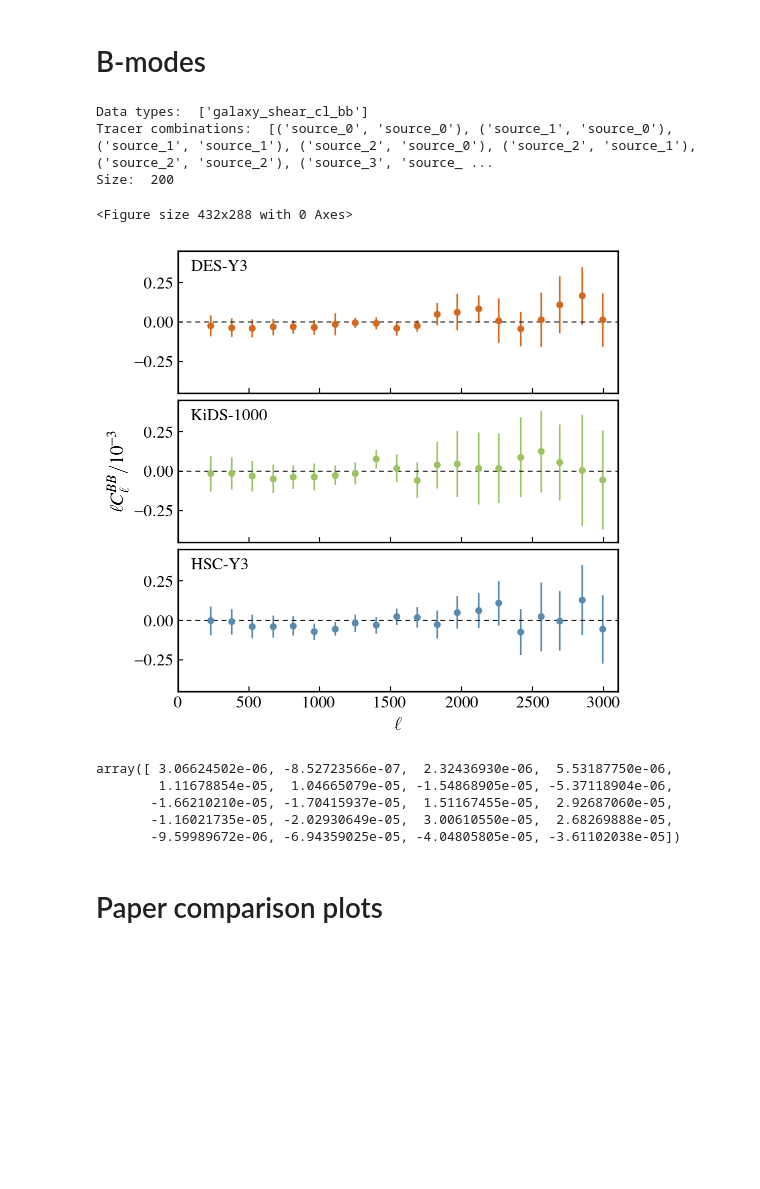
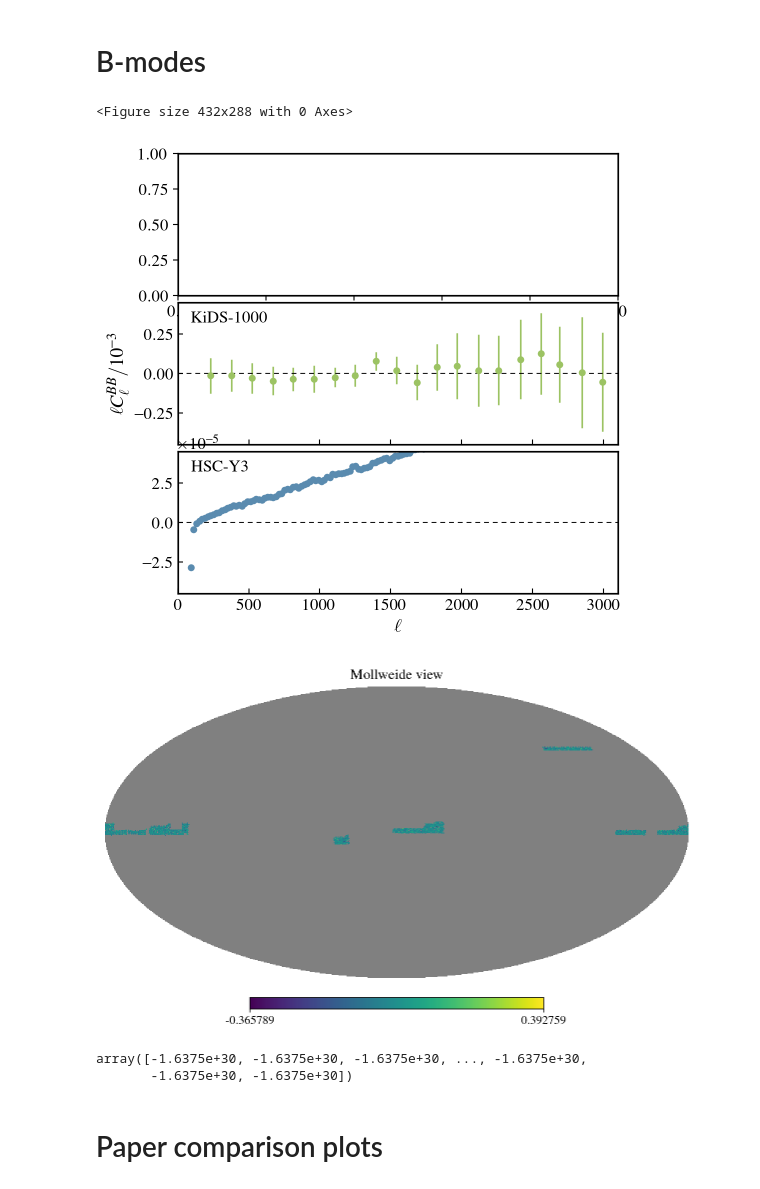
Before and after one commit to LSSTDESC/nulltests_txpipe, a Jupyter notebook: paper_plots.ipynb, the cells around one changed output. Drawn from its saved outputs; the diff is of its cells as text; code cells hidden in the pictures; blank space fills up the shorter version.

```diff
--- a/paper_plots.ipynb
+++ b/paper_plots.ipynb
@@ -34,0 +127,25 @@ hsccol  = '#5A8BAF'    # lightpurple
+# %%
+# HSC-Y3
+import matplotlib.colors as mcolors
+fig=plt.figure(figsize=(10,6))
+#hp.mollview(desy3,badcolor='None',hold=True,cmap=cmapblue,fig=fig,)
+
+plt.rcParams['axes.facecolor']='None'
+plt.rcParams['savefig.facecolor']='None'
+
+
+cvals  = [0,1]
+colors = ["w",descol]
+norm=plt.Normalize(min(cvals),max(cvals))
+tuples = list(zip(map(norm,cvals), colors))
+cmaphsc = matplotlib.colors.LinearSegmentedColormap.from_list("", tuples)
+cmaphsc.set_under('k', alpha=0)
+cmaphsc.set_bad('k', alpha=0)
+
+#aa=np.ones_like(desy1)*hp.UNSEEN
+hp.mollview(des,badcolor='None',hold=True,cmap=cmaphsc,fig=fig,alpha=des,cbar=False,title=None)
+#hp.graticule(lw=0.1,alpha=0.4,dpar=30,dmer=30)
+fig.patch.set_alpha(0.0)
+plt.gca().patch.set_alpha(0.0)
+plt.gca().set_facecolor("orange")
+plt.savefig('/global/cfs/cdirs/lsst/groups/WL/users/yomori/repo/nulltests_txpipe/plots/footprint_des.png',transparent=True,facecolor='None')
@@ -378,7 +580,7 @@ ax0 = plt.subplot(gs[0])
 ax1 = plt.subplot(gs[1])
 ax2 = plt.subplot(gs[2])
 
-
+'''
 s = sacc.Sacc.load_fits("/global/cfs/cdirs/lsst/groups/WL/users/yomori/repo/txpipe/testbb/data/desy3a/outputs/twopoint_data_fourier_pureB.sacc")
 
 data_types = np.unique([d.data_type for d in s.data])
@@ -401,7 +603,7 @@ ax0.set_ylim(-0.45,0.45)
 plt.setp(ax0.get_xticklabels(), visible=False)
 ax0.tick_params(axis="both",which='both',direction="in")
 ax0.text(0.03,0.94,r'${\rm DES\textnormal{-}Y3}$',ha='left',va='top',  transform=ax0.transAxes)
-
+''';
 
 s = sacc.Sacc.load_fits("/global/cfs/cdirs/lsst/groups/WL/users/yomori/repo/txpipe/testbb/data/kids/outputs/meansubperfield/twopoint_data_fourier_pureB.sacc")
 
@@ -412,49 +614,51 @@ l, cl3, cov3 = s.get_ell_cl('galaxy_shear_cl_bb', 'source_3','source_3', return_
 
 ax1.errorbar(l+60,cl3/1e-3,yerr=np.diag(cov2)**0.5/1e-3,ls='None',marker='o',elinewidth=1.2,ms=4, color=kidscol)
 ax1.plot(np.zeros(3100),'k--',lw=0.7,dashes=(5,4))
 ax1.set_xlim(0,3100)
 ax1.set_ylim(-0.45,0.45)
 plt.setp(ax1.get_xticklabels(), visible=False)
 ax1.tick_params(axis="both",which='both',direction="in")
 ax1.text(0.03,0.94,r'${\rm KiDS \textnormal{-} 1000}$',ha='left',va='top',  transform=ax1.transAxes)
 
 ax1.set_ylabel(r"$\ell C_{\ell}^{BB}/10^{-3}$",size=14)
 
 s = sacc.Sacc.load_fits("/global/cfs/cdirs/lsst/groups/WL/users/yomori/repo/txpipe/testbb/data/hsc-y3/outputs//shearsys/twopoint_data_fourier_pureB.sacc")
 
 l, cl0, cov0 = s.get_ell_cl('galaxy_shear_cl_bb', 'source_0','source_0', return_cov=True)
 l, cl1, cov1 = s.get_ell_cl('galaxy_shear_cl_bb', 'source_1','source_1', return_cov=True)
 l, cl2, cov2 = s.get_ell_cl('galaxy_shear_cl_bb', 'source_2','source_2', return_cov=True)
 l, cl3, cov3 = s.get_ell_cl('galaxy_shear_cl_bb', 'source_3','source_3', return_cov=True)
 
-ax2.errorbar(l+60,cl3/1e-3,yerr=np.diag(cov2)**0.5/1e-3,ls='None',marker='o',elinewidth=1.2,ms=4, color=hsccol)
+ax2.errorbar(l+60,l*cl0/1e-3,yerr=np.diag(cov2)**0.5/1e-3,ls='None',marker='o',elinewidth=1.2,ms=4, color=hsccol)
 ax2.plot(np.zeros(3100),'k--',lw=0.7,dashes=(5,4))
 ax2.set_xlim(0,3100)
-ax2.set_ylim(-0.45,0.45)
+ax2.set_ylim(-0.000045,0.000045)
+#ax2.set_ylim(-45,45)
+
 ax2.tick_params(axis="both",which='both',direction="in")
 ax2.text(0.03,0.94,r'${\rm HSC}\textnormal{-}{\rm Y3}$',ha='left',va='top',  transform=ax2.transAxes)
 ax2.set_xlabel(r"$\ell$",size=14)
 
 for axis in ['top','bottom','left','right']:
     ax0.spines[axis].set_linewidth(1.2)
     ax1.spines[axis].set_linewidth(1.2)
     ax2.spines[axis].set_linewidth(1.2)
 
-plt.savefig('/global/cfs/cdirs/lsst/groups/WL/users/yomori/repo/nulltests_txpipe/plots/hybrideb.pdf',dpi=200)
+#plt.savefig('/global/cfs/cdirs/lsst/groups/WL/users/yomori/repo/nulltests_txpipe/plots/hybrideb.pdf',dpi=200)
 # %% [output]
-Data types:  ['galaxy_shear_cl_bb']
-Tracer combinations:  [('source_0', 'source_0'), ('source_1', 'source_0'), ('source_1', 'source_1'), ('source_2', 'source_0'), ('source_2', 'source_1'), ('source_2', 'source_2'), ('source_3', 'source_ ...
-Size:  200
+<Figure size 432x288 with 0 Axes>
-<Figure size 432x288 with 0 Axes>
-[figure, old version]
+[figure, new version]
 # %%
-cl0
+a=np.load('/global/cfs/cdirs/lsst/groups/WL/users/yomori/repo/txpipe/testbb/data/hsc-y3/outputs//shearsys//g1.npy')
-# %% [output]
-array([ 3.06624502e-06, -8.52723566e-07,  2.32436930e-06,  5.53187750e-06,
-        1.11678854e-05,  1.04665079e-05, -1.54868905e-05, -5.37118904e-06,
-       -1.66210210e-05, -1.70415937e-05,  1.51167455e-05,  2.92687060e-05,
-       -1.16021735e-05, -2.02930649e-05,  3.00610550e-05,  2.68269888e-05,
-       -9.59989672e-06, -6.94359025e-05, -4.04805805e-05, -3.61102038e-05])
+# %%
+hp.mollview(a[0])
+# %% [output]
+[figure, added]
+# %%
+a[0]
+# %% [output]
+array([-1.6375e+30, -1.6375e+30, -1.6375e+30, ..., -1.6375e+30,
+       -1.6375e+30, -1.6375e+30])
 # %% [markdown]
 # Paper comparison plots
 # %% [markdown]
```
Also changed, not shown: parts of 6 cells of this notebook.
